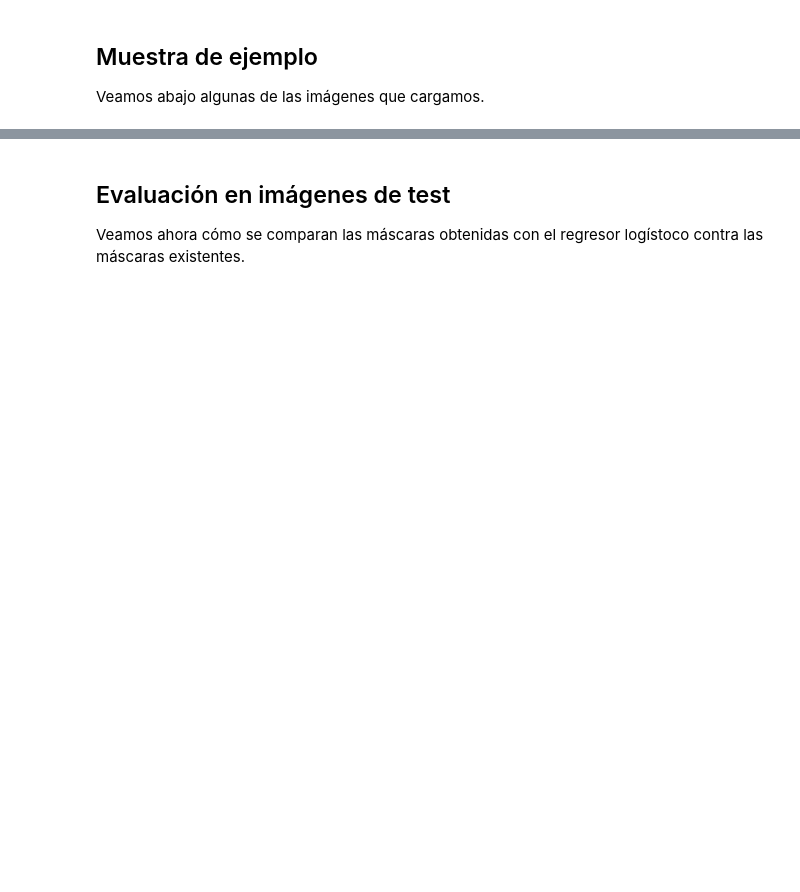
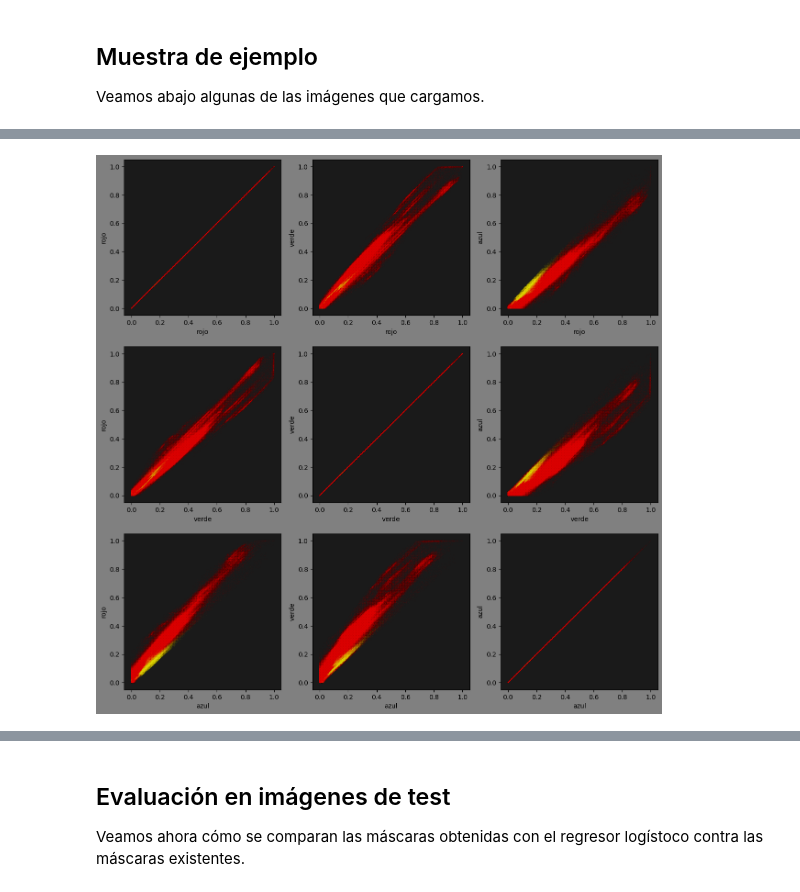
Before and after one commit to nacho-pancho/agrokhipux2024, a Jupyter notebook: practicos/2-machine_learning/2-4-ejemplo_agro.ipynb, the cells around one changed output, grey strips where cells are left out. Saved outputs shown, nothing was run; the diff lists cells and outputs as text; code cells hidden in the pictures; blank space fills up the shorter version.

```diff
--- a/practicos/2-machine_learning/2-4-ejemplo_agro.ipynb
+++ b/practicos/2-machine_learning/2-4-ejemplo_agro.ipynb
@@ -108,0 +122,24 @@ Lo definimos a mano como $(1/5,4/5)$
+# %%
+# un buen paquete para hacer esto de manera elegante es seaborn
+# para mantener los requisitos al mínimo, realizaremos esta gráfica a mano
+import numpy as np
+
+def pair_plot(train_images,train_masks,labels=['rojo','verde','azul']):
+    M,N,NC = train_images[0].shape
+    plt.figure(figsize=(15,15),facecolor=(.5,.5,.5))
+    # demasiados puntos!
+    #X_train = np.concatenate([np.reshape(train_images[i],(M*N,NC)) for i in range(ntrain)],axis=0)
+    #y_train = np.concatenate([np.reshape(train_masks[i],(-1)) for i in range(ntrain)])
+    X_train = np.reshape(train_images[0],(M*N,NC))
+    y_train = np.reshape(train_masks[0],(-1))
+    for i in range(3):
+        for j in range(3):
+            plt.subplot(3,3,3*i+j+1,facecolor=(0.1,0.1,0.1))
+            plt.scatter(X_train[:,i],X_train[:,j],c=y_train[:],s=0.1,cmap='autumn',alpha=0.05)
+            plt.xlabel(labels[i])
+            plt.ylabel(labels[j])
+    plt.show()
+
+pair_plot(train_images=train_images,train_masks=train_masks)
+# %% [output]
+[figure, added]
```
Also changed, not shown: parts of 14 cells of this notebook.
